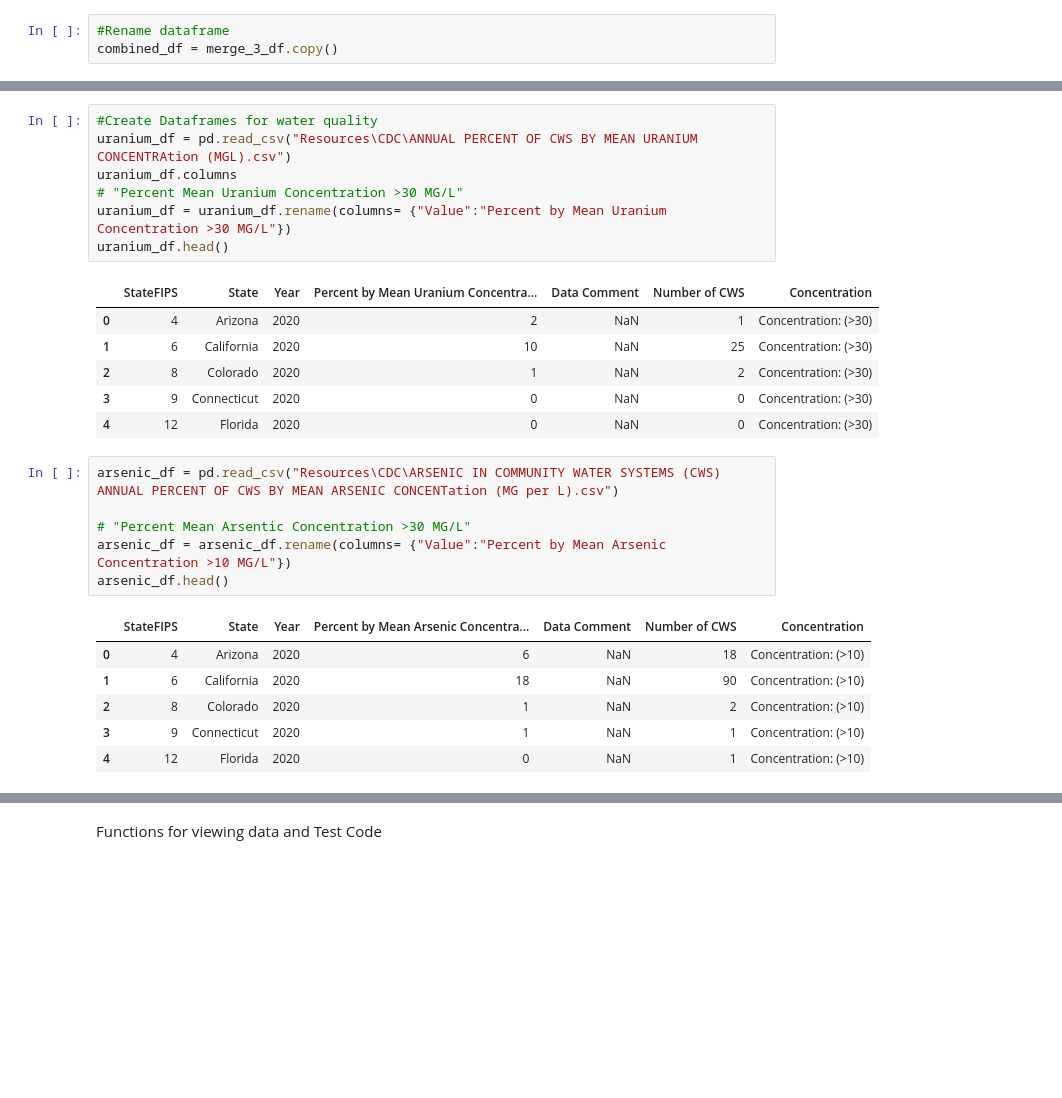
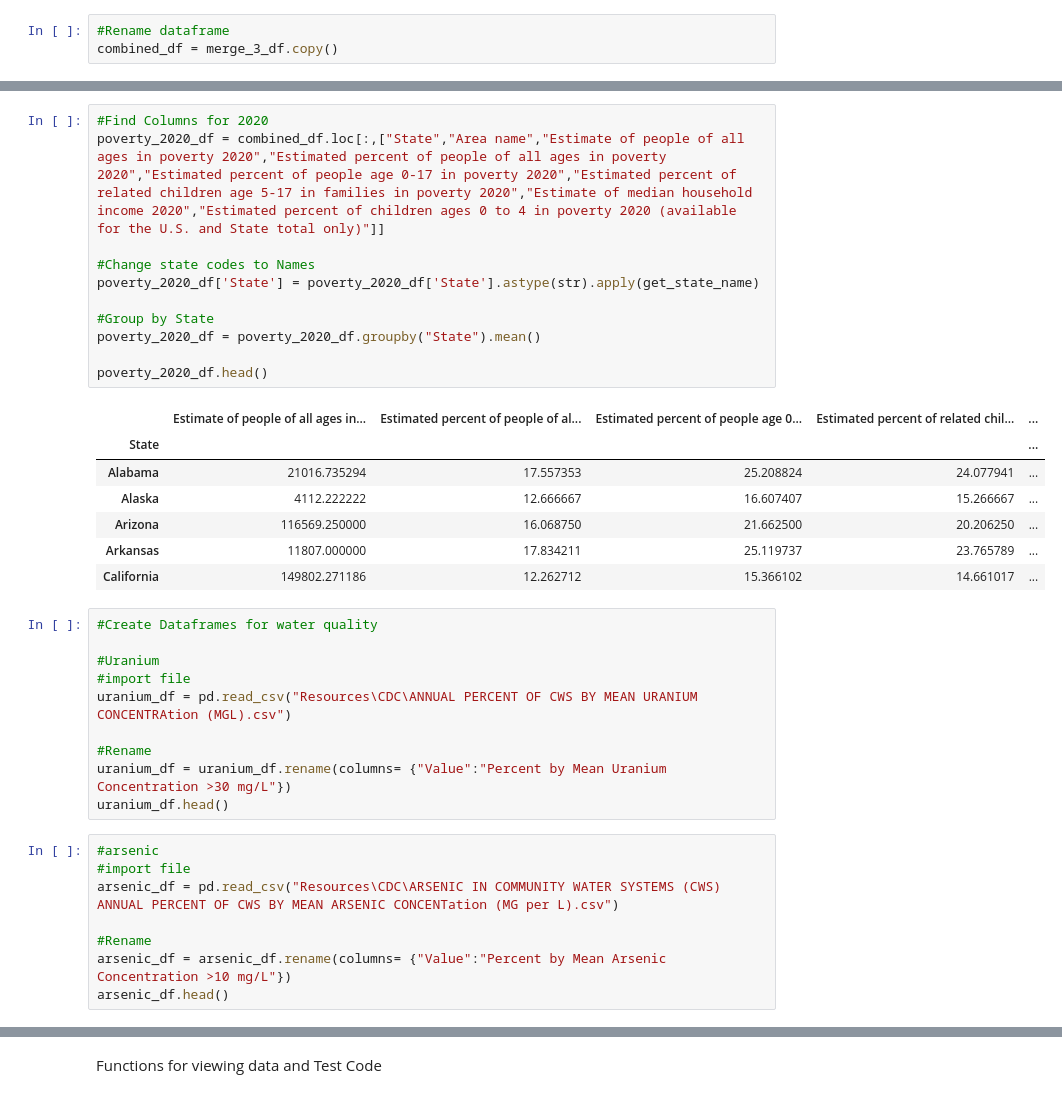
Before and after one commit to jason-napier/Water-Quality, a Jupyter notebook: EDA.ipynb, the cells around one changed output, grey strips where cells are left out. Saved outputs shown, nothing was run; the diff lists cells and outputs as text; blank space fills up the shorter version.

```diff
--- a/EDA.ipynb
+++ b/EDA.ipynb
@@ -268,27 +153,37 @@ population_2020_df.head()
+# %%
+#Find Columns for 2020
+poverty_2020_df = combined_df.loc[:,["State","Area name","Estimate of people of all ages in poverty 2020","Estimated percent of people of all ages in poverty 2020","Estimated percent of people age 0-17 in poverty 2020","Estimated percent of related children age 5-17 in families in poverty 2020","Estimate of median household income 2020","Estimated percent of children ages 0 to 4 in poverty 2020 (available for the U.S. and State total only)"]]
+
+#Change state codes to Names
+poverty_2020_df['State'] = poverty_2020_df['State'].astype(str).apply(get_state_name)
+
+#Group by State
+poverty_2020_df = poverty_2020_df.groupby("State").mean()
+
+poverty_2020_df.head()
+# %% [output]
+|  | Estimate of people of all ages in... | Estimated percent of people of al... | Estimated percent of people age 0... | Estimated percent of related chil... | ... |
+| State |  |  |  |  | ... |
+| Alabama | 21016.735294 | 17.557353 | 25.208824 | 24.077941 | ... |
+| Alaska | 4112.222222 | 12.666667 | 16.607407 | 15.266667 | ... |
+| Arizona | 116569.250000 | 16.068750 | 21.662500 | 20.206250 | ... |
+| Arkansas | 11807.000000 | 17.834211 | 25.119737 | 23.765789 | ... |
+| California | 149802.271186 | 12.262712 | 15.366102 | 14.661017 | ... |
 # %%
 #Create Dataframes for water quality
+
+#Uranium
+#import file
 uranium_df = pd.read_csv("Resources\CDC\ANNUAL PERCENT OF CWS BY MEAN URANIUM CONCENTRAtion (MGL).csv")
-uranium_df.columns
-# "Percent Mean Uranium Concentration >30 MG/L"
-uranium_df = uranium_df.rename(columns= {"Value":"Percent by Mean Uranium Concentration >30 MG/L"})
+
+#Rename
+uranium_df = uranium_df.rename(columns= {"Value":"Percent by Mean Uranium Concentration >30 mg/L"})
 uranium_df.head()
-# %% [output]
-|  | StateFIPS | State | Year | Percent by Mean Uranium Concentra... | Data Comment | Number of CWS | Concentration |
-| 0 | 4 | Arizona | 2020 | 2 | NaN | 1 | Concentration: (>30) |
-| 1 | 6 | California | 2020 | 10 | NaN | 25 | Concentration: (>30) |
-| 2 | 8 | Colorado | 2020 | 1 | NaN | 2 | Concentration: (>30) |
-| 3 | 9 | Connecticut | 2020 | 0 | NaN | 0 | Concentration: (>30) |
-| 4 | 12 | Florida | 2020 | 0 | NaN | 0 | Concentration: (>30) |
 # %%
+#arsenic
+#import file
 arsenic_df = pd.read_csv("Resources\CDC\ARSENIC IN COMMUNITY WATER SYSTEMS (CWS)  ANNUAL PERCENT OF CWS BY MEAN ARSENIC CONCENTation (MG per L).csv")
 
-# "Percent Mean Arsentic Concentration >30 MG/L"
-arsenic_df = arsenic_df.rename(columns= {"Value":"Percent by Mean Arsenic Concentration >10 MG/L"})
+#Rename
+arsenic_df = arsenic_df.rename(columns= {"Value":"Percent by Mean Arsenic Concentration >10 mg/L"})
 arsenic_df.head()
-# %% [output]
-|  | StateFIPS | State | Year | Percent by Mean Arsenic Concentra... | Data Comment | Number of CWS | Concentration |
-| 0 | 4 | Arizona | 2020 | 6 | NaN | 18 | Concentration: (>10) |
-| 1 | 6 | California | 2020 | 18 | NaN | 90 | Concentration: (>10) |
-| 2 | 8 | Colorado | 2020 | 1 | NaN | 2 | Concentration: (>10) |
-| 3 | 9 | Connecticut | 2020 | 1 | NaN | 1 | Concentration: (>10) |
-| 4 | 12 | Florida | 2020 | 0 | NaN | 1 | Concentration: (>10) |
```
Also changed, not shown: parts of 29 cells of this notebook, 46 other files.
